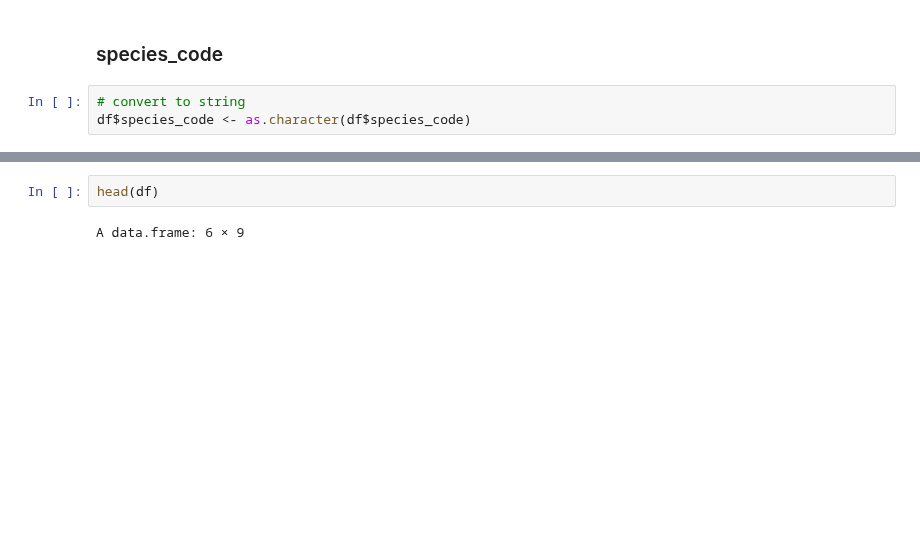
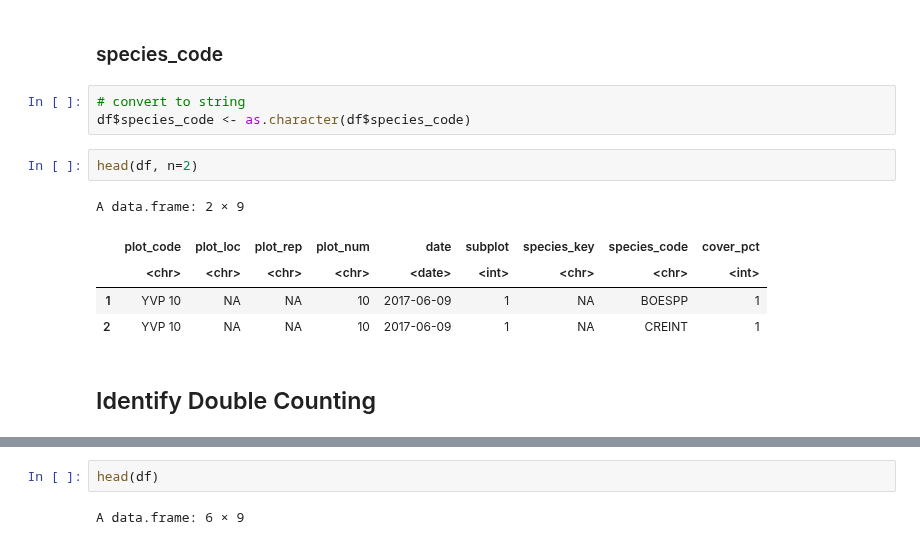
Before and after one commit to samsoe/mpg_notebooks, a Jupyter notebook: YVP_Vegetation_Cover_Data_Wrangle.ipynb, the cells around one changed output, grey strips where cells are left out. Drawn from its saved outputs; the diff is of its cells as text; blank space fills up the shorter version.

```diff
--- a/YVP_Vegetation_Cover_Data_Wrangle.ipynb
+++ b/YVP_Vegetation_Cover_Data_Wrangle.ipynb
@@ -108,3 +91,13 @@ df <- df[,c(1,2,3,4,5,6,9,7,8)]
 # %%
 # convert to string
 df$species_code <- as.character(df$species_code)
+# %%
+head(df, n=2)
+# %% [output]
+A data.frame: 2 × 9
+|  | plot_code | plot_loc | plot_rep | plot_num | date | subplot | species_key | species_code | cover_pct |
+|  | <chr> | <chr> | <chr> | <chr> | <date> | <int> | <chr> | <chr> | <int> |
+| 1 | YVP 10 | NA | NA | 10 | 2017-06-09 | 1 | NA | BOESPP | 1 |
+| 2 | YVP 10 | NA | NA | 10 | 2017-06-09 | 1 | NA | CREINT | 1 |
+# %% [markdown]
+## Identify Double Counting
```
Also changed, not shown: parts of 26 cells of this notebook.
